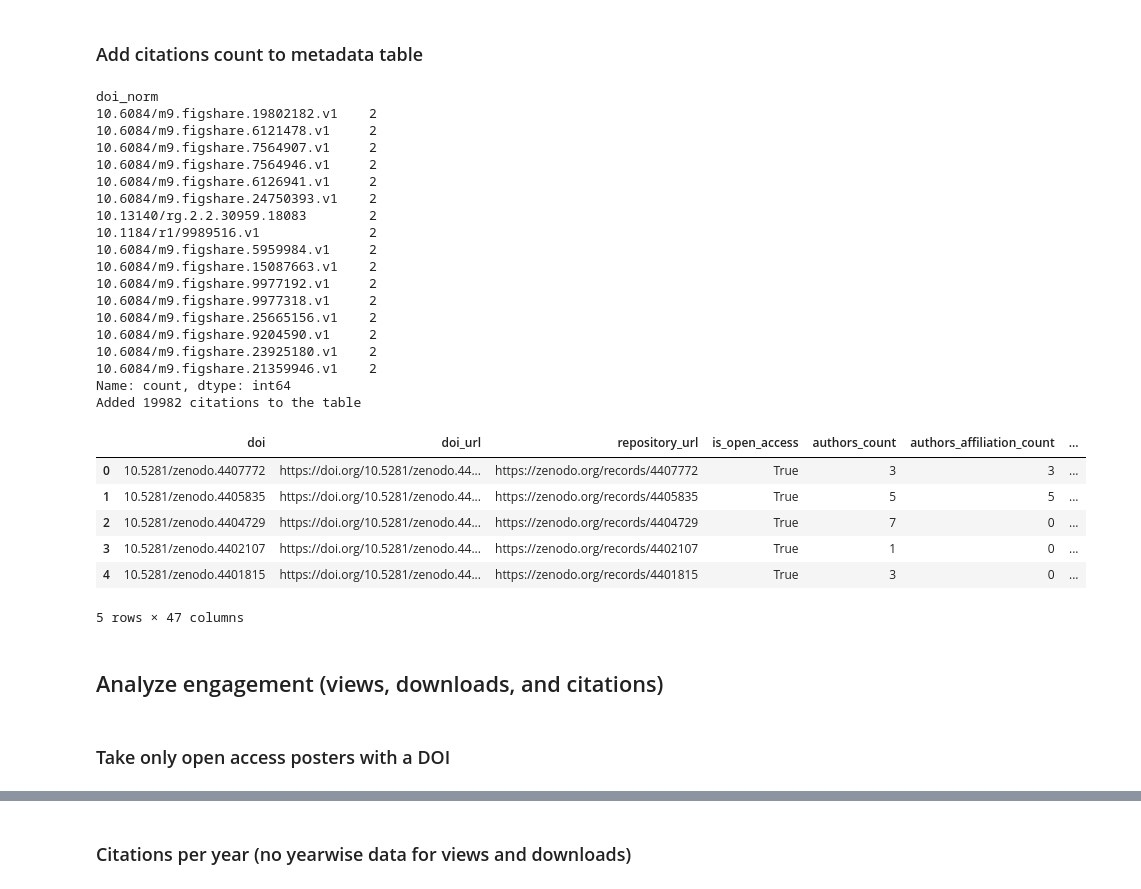
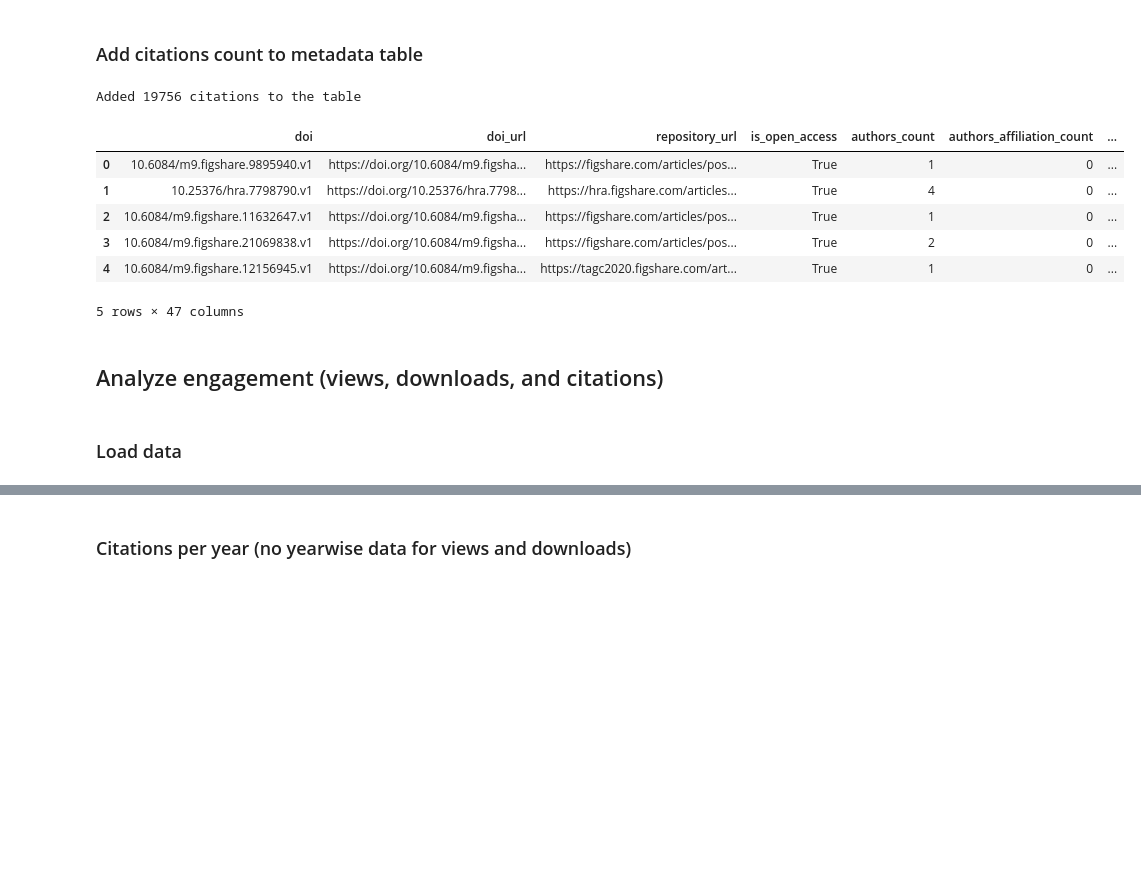
Before and after one commit to fairdataihub/poster-sharing-reuse-paper-code, a Jupyter notebook: poster-reuse.ipynb, the cells around one changed output, grey strips where cells are left out. Drawn from its saved outputs; the diff is of its cells as text; code cells hidden in the pictures; blank space fills up the shorter version.

```diff
--- a/poster-reuse.ipynb
+++ b/poster-reuse.ipynb
@@ -58,7 +59,7 @@ def finalize_df(df):
     count_cols = [c for c in df.columns if c.endswith("_count")]
     float_cols = [c for c in df.columns if c.endswith("_percentage")]
     str_cols = [
-        "doi", "doi_url", "repository_url", "license_name",
+        "doi", "doi_url", "doi_norm", "repository_url", "license_name",
         "creation_date", "other_dates", "files", "repository"
     ]
     year_cols = ["creation_year"]
@@ -632,52 +720,26 @@ datacite                  7       0.0%
 # %%
 out_ndjson= "outputs/citations/posters-citations.ndjson"
 df_cit = pd.read_json(out_ndjson, lines=True)
 
 # Count citations per poster DOI
 cit_counts = df_cit.groupby("poster_doi").size()
 
-# Import combined metadata files and add normalized doi column
-df = pd.read_csv("inputs/dataset/derivative/poster-metadata/metadata-combined.csv")
-df = finalize_df(df)
-
-doi_counts = df['doi_norm'].value_counts()
-duplicates_only = doi_counts[doi_counts > 1]
-print(duplicates_only)
-
 # Add citation count column to metadata (0 if no match or no DOI)
 df["citations"] = df["doi_norm"].map(cit_counts).fillna(0).astype("Int64")
 print(f"Added {df['citations'].sum()} citations to the table")
-df.to_csv("inputs/dataset/derivative/poster-metadata/metadata-combined.csv", index=False)
+df.to_csv("outputs/poster-reuse/combined-table-for-reuse-analysis.csv", index=False)
 display(df.head())
 # %% [output]
-doi_norm
-10.6084/m9.figshare.19802182.v1    2
-10.6084/m9.figshare.6121478.v1     2
-10.6084/m9.figshare.7564907.v1     2
-10.6084/m9.figshare.7564946.v1     2
-10.6084/m9.figshare.6126941.v1     2
-10.6084/m9.figshare.24750393.v1    2
-10.13140/rg.2.2.30959.18083        2
-10.1184/r1/9989516.v1              2
-10.6084/m9.figshare.5959984.v1     2
-10.6084/m9.figshare.15087663.v1    2
-10.6084/m9.figshare.9977192.v1     2
-10.6084/m9.figshare.9977318.v1     2
-10.6084/m9.figshare.25665156.v1    2
-10.6084/m9.figshare.9204590.v1     2
-10.6084/m9.figshare.23925180.v1    2
-10.6084/m9.figshare.21359946.v1    2
-Name: count, dtype: int64
-Added 19982 citations to the table
+Added 19756 citations to the table
 |  | doi | doi_url | repository_url | is_open_access | authors_count | authors_affiliation_count | ... |
-| 0 | 10.5281/zenodo.4407772 | https://doi.org/10.5281/zenodo.44... | https://zenodo.org/records/4407772 | True | 3 | 3 | ... |
-| 1 | 10.5281/zenodo.4405835 | https://doi.org/10.5281/zenodo.44... | https://zenodo.org/records/4405835 | True | 5 | 5 | ... |
-| 2 | 10.5281/zenodo.4404729 | https://doi.org/10.5281/zenodo.44... | https://zenodo.org/records/4404729 | True | 7 | 0 | ... |
-| 3 | 10.5281/zenodo.4402107 | https://doi.org/10.5281/zenodo.44... | https://zenodo.org/records/4402107 | True | 1 | 0 | ... |
-| 4 | 10.5281/zenodo.4401815 | https://doi.org/10.5281/zenodo.44... | https://zenodo.org/records/4401815 | True | 3 | 0 | ... |
+| 0 | 10.6084/m9.figshare.9895940.v1 | https://doi.org/10.6084/m9.figsha... | https://figshare.com/articles/pos... | True | 1 | 0 | ... |
+| 1 | 10.25376/hra.7798790.v1 | https://doi.org/10.25376/hra.7798... | https://hra.figshare.com/articles... | True | 4 | 0 | ... |
+| 2 | 10.6084/m9.figshare.11632647.v1 | https://doi.org/10.6084/m9.figsha... | https://figshare.com/articles/pos... | True | 1 | 0 | ... |
+| 3 | 10.6084/m9.figshare.21069838.v1 | https://doi.org/10.6084/m9.figsha... | https://figshare.com/articles/pos... | True | 2 | 0 | ... |
+| 4 | 10.6084/m9.figshare.12156945.v1 | https://doi.org/10.6084/m9.figsha... | https://tagc2020.figshare.com/art... | True | 1 | 0 | ... |
 5 rows × 47 columns
 # %% [markdown]
 ## Analyze engagement (views, downloads, and citations)
 # %% [markdown]
-### Take only open access posters with a DOI
+### Load data
 # %%
```
Also changed, not shown: parts of 17 cells of this notebook, 5 other files.
